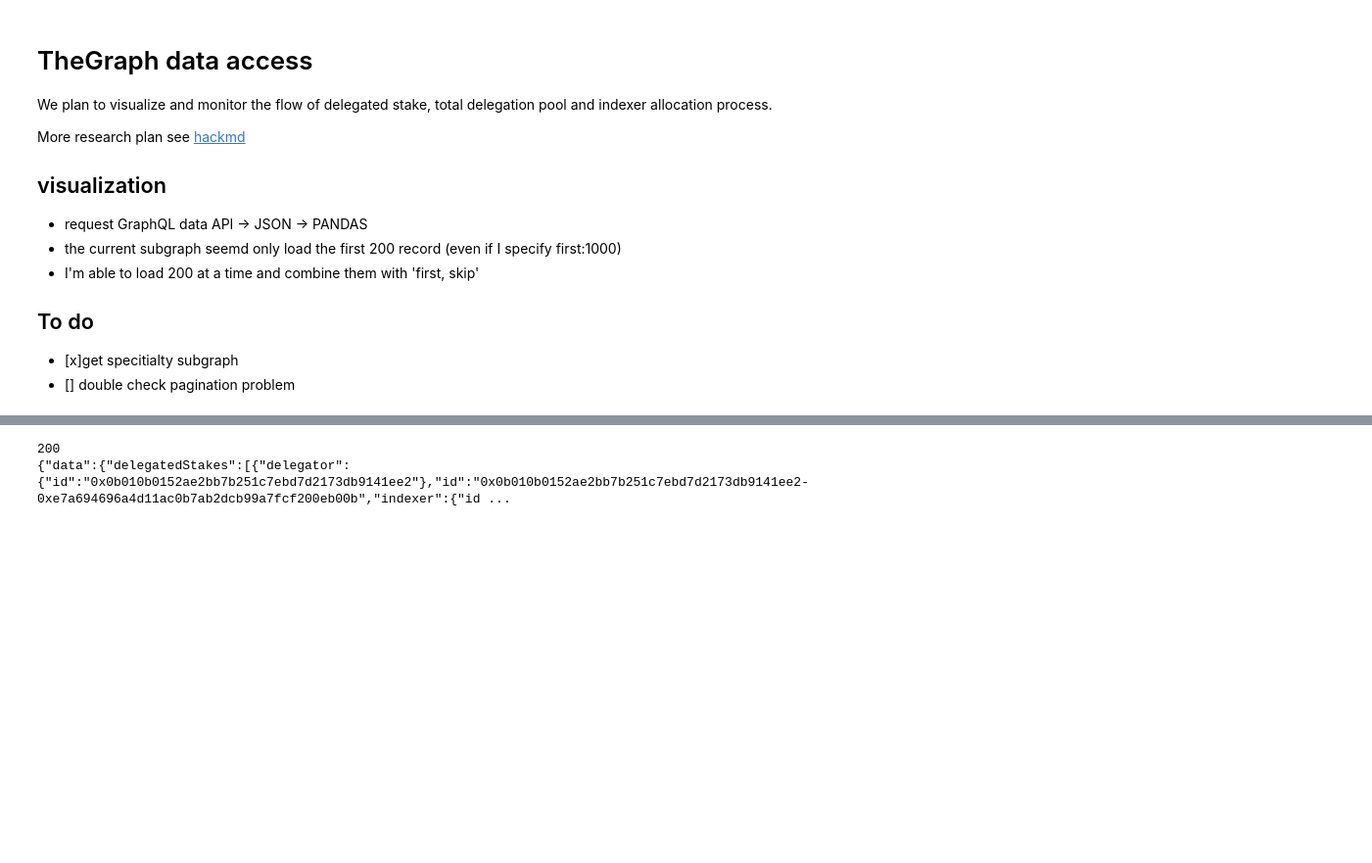
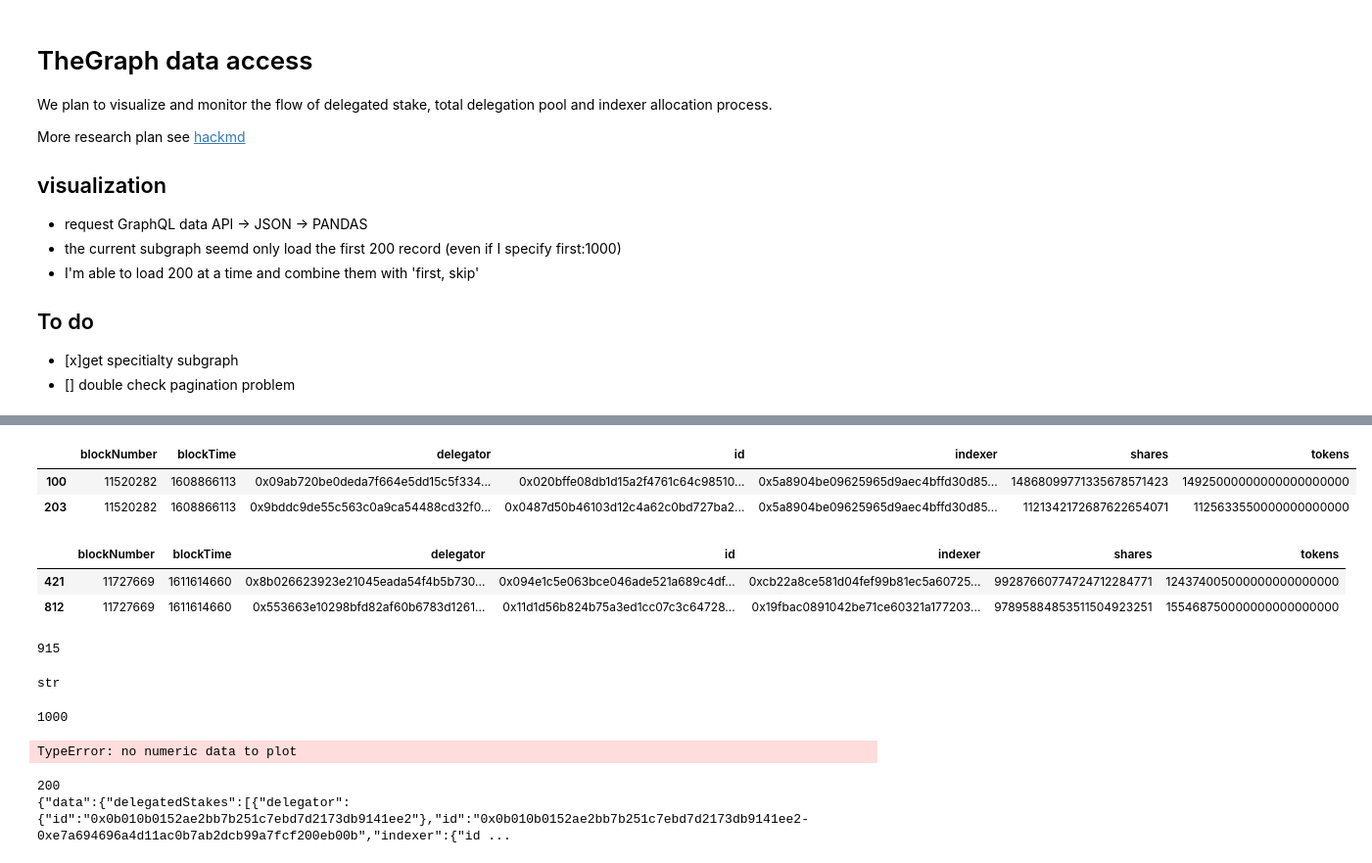
Before and after one commit to BlockScience/TheGraph, a Jupyter notebook: GraphQL_data/data_access.ipynb, the cells around one changed output, grey strips where cells are left out. Shown at 98% size. Cells and saved outputs as stored; diff of their text form; code cells hidden in the pictures; blank space fills up the shorter version.

```diff
--- a/GraphQL_data/data_access.ipynb
+++ b/GraphQL_data/data_access.ipynb
@@ -56,0 +88,12 @@ df
+# %%
+df[df.blockNumber == '11520282']
+# %% [output]
+|  | blockNumber | blockTime | delegator | id | indexer | shares | tokens |
+| 100 | 11520282 | 1608866113 | 0x09ab720be0deda7f664e5dd15c5f334... | 0x020bffe08db1d15a2f4761c64c98510... | 0x5a8904be09625965d9aec4bffd30d85... | 14868099771335678571423 | 14925000000000000000000 |
+| 203 | 11520282 | 1608866113 | 0x9bddc9de55c563c0a9ca54488cd32f0... | 0x0487d50b46103d12c4a62c0bd727ba2... | 0x5a8904be09625965d9aec4bffd30d85... | 1121342172687622654071 | 1125633550000000000000 |
+# %%
+df[df.blockNumber == '11727669']
+# %% [output]
+|  | blockNumber | blockTime | delegator | id | indexer | shares | tokens |
+| 421 | 11727669 | 1611614660 | 0x8b026623923e21045eada54f4b5b730... | 0x094e1c5e063bce046ade521a689c4df... | 0xcb22a8ce581d04fef99b81ec5a60725... | 99287660774724712284771 | 124374005000000000000000 |
+| 812 | 11727669 | 1611614660 | 0x553663e10298bfd82af60b6783d1261... | 0x11d1d56b824b75a3ed1cc07c3c64728... | 0x19fbac0891042be71ce60321a177203... | 97895884853511504923251 | 155468750000000000000000 |
@@ -57,3 +102,19 @@ df
+# %%
+df.delegator.nunique()
+# %% [output]
+915
+# %%
+type(df.blockNumber[0])
+# %% [output]
+str
+# %%
+df.id.nunique()
+# %% [output]
+1000
+# %%
+df.blockNumber.plot()
+# %% [output]
+TypeError: no numeric data to plot
 # %%
 
 url = 'https://api.thegraph.com/subgraphs/name/fordn/graph-network-events'
```
Also changed, not shown: parts of 5 cells of this notebook.
